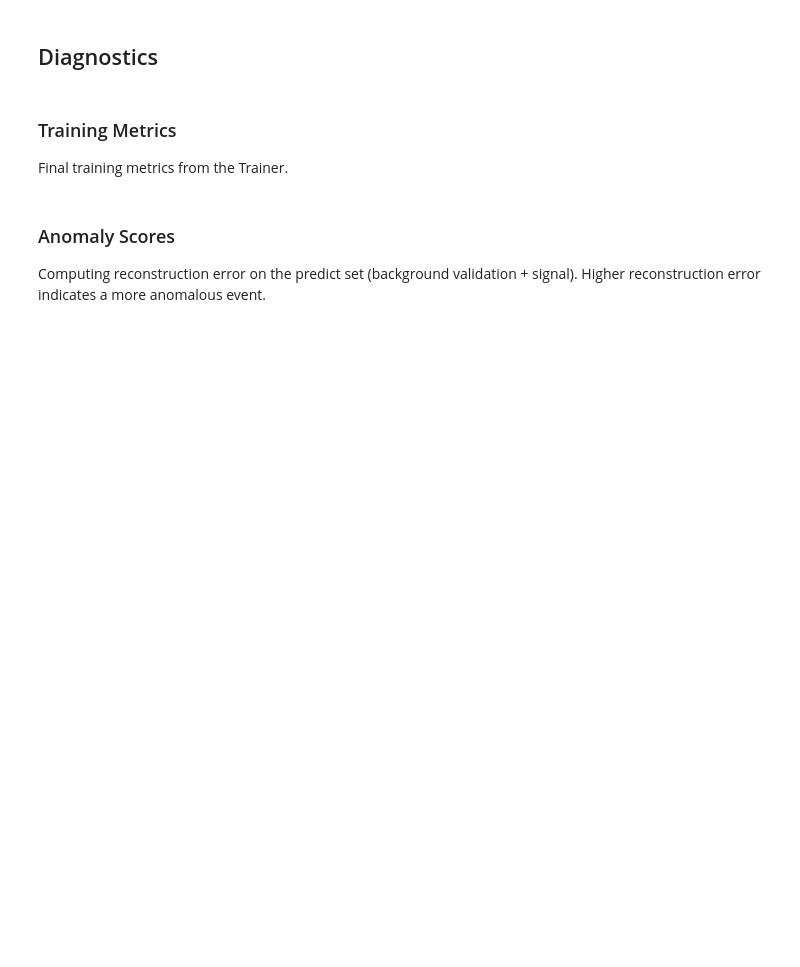
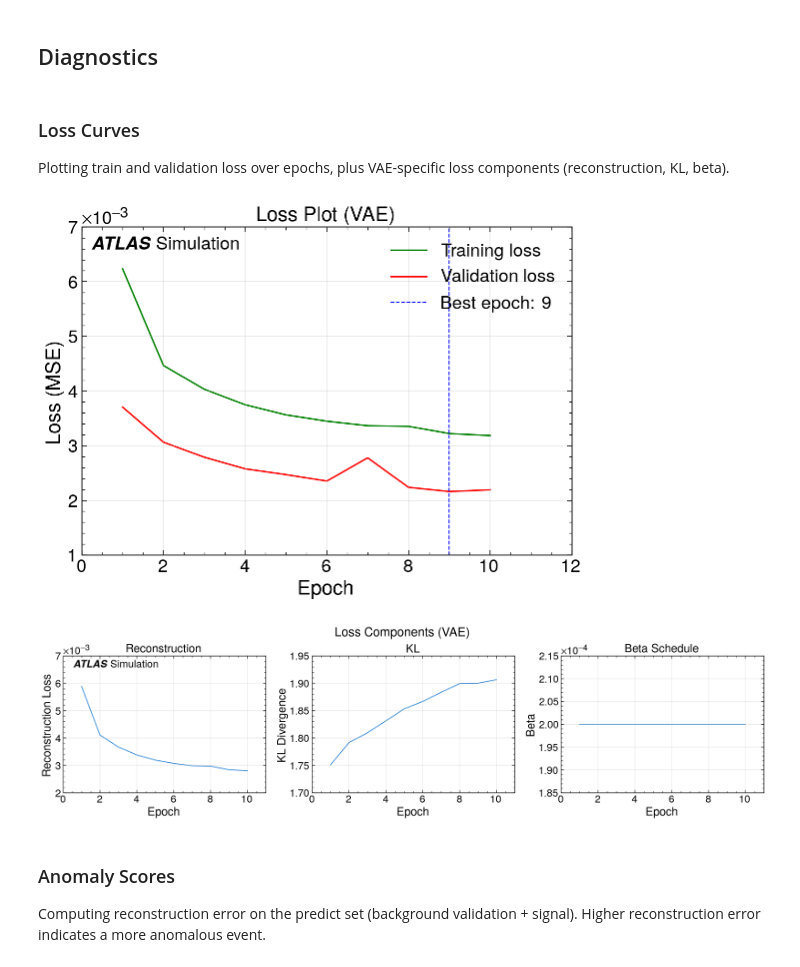
Before and after one commit to islazykv/tau-anomaly-detection, a Jupyter notebook: notebooks/05b_vae.ipynb, the cells around one changed output. Saved outputs shown, nothing was run; the diff lists cells and outputs as text; code cells hidden in the pictures; blank space fills up the shorter version.

Commit message:
chore: retune VAE beta and rerun training notebook

```diff
--- a/notebooks/05b_vae.ipynb
+++ b/notebooks/05b_vae.ipynb
@@ -216,22 +271,25 @@ print(f"Saved checkpoint: {ckpt_path.relative_to(path)}")
 # %% [markdown]
 ## Diagnostics
 # %% [markdown]
-### Training Metrics
+### Loss Curves
 
-Final training metrics from the Trainer.
+Plotting train and validation loss over epochs, plus VAE-specific loss components (reconstruction, KL, beta).
 # %%
 from src.models.plots import plot_loss, plot_loss_components
 
-fig = plot_loss(tracker.history["train_loss"], tracker.history["val_loss"], title="VAE Loss Plot")
-fig.savefig(plots_dir / "vae_loss.png", dpi=150, bbox_inches="tight")
+fig = plot_loss(tracker.history["train_loss"], tracker.history["val_loss"], title="Loss Plot (VAE)")
+fig.savefig(plots_dir / "vae_loss.png")
 
 fig = plot_loss_components(
     tracker.history["train_recon_loss"],
     tracker.history["train_kl_loss"],
     beta_values=tracker.history.get("train_beta"),
-    title="VAE Loss Components",
+    title="Loss Components (VAE)",
 )
-fig.savefig(plots_dir / "vae_loss_components.png", dpi=150, bbox_inches="tight")
+fig.savefig(plots_dir / "vae_loss_components.png")
+# %% [output]
+[figure, added]
+[figure, added]
 # %% [markdown]
 ### Anomaly Scores
 
```
Also changed, not shown: parts of 21 cells of this notebook, 2 other files.
